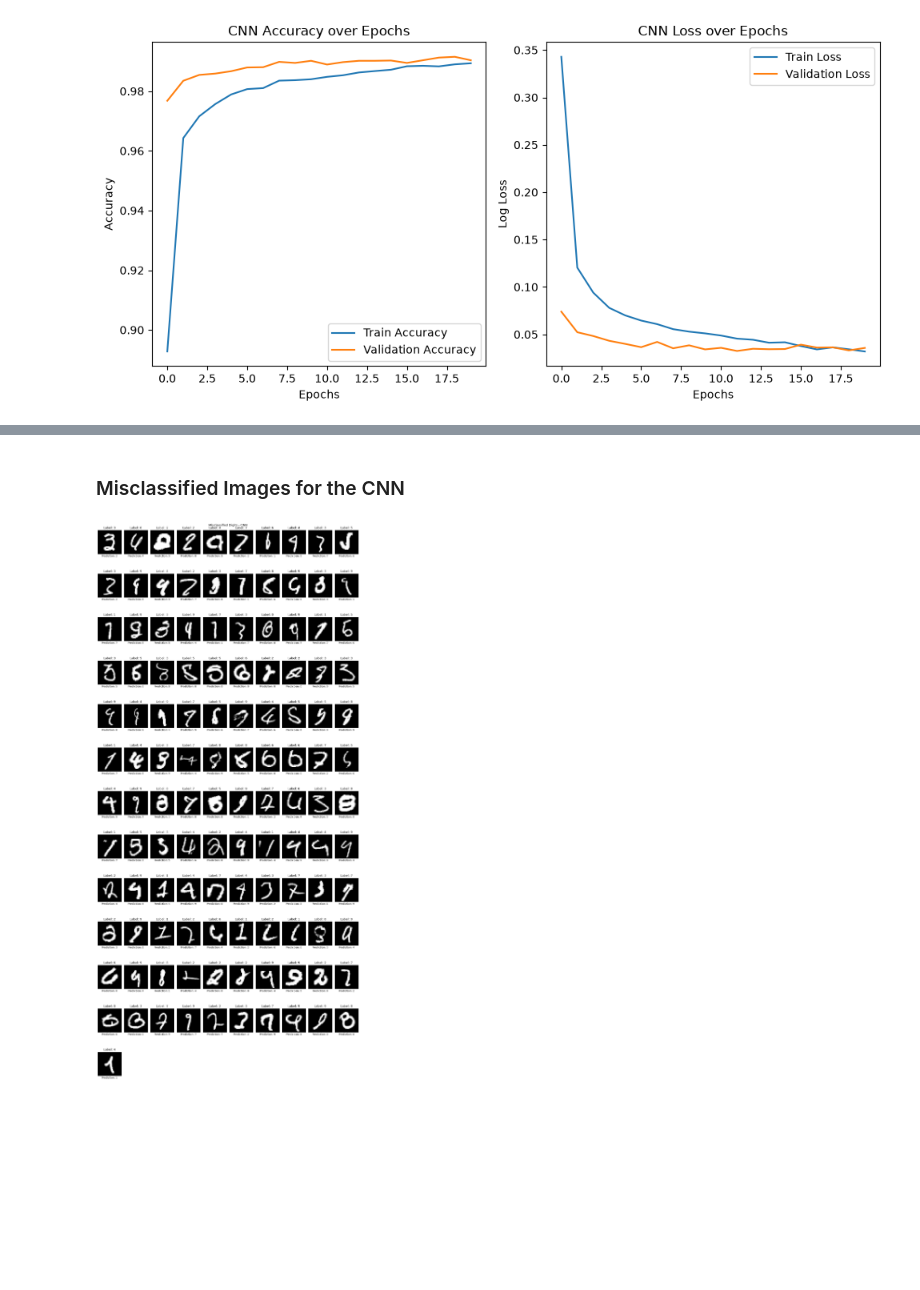
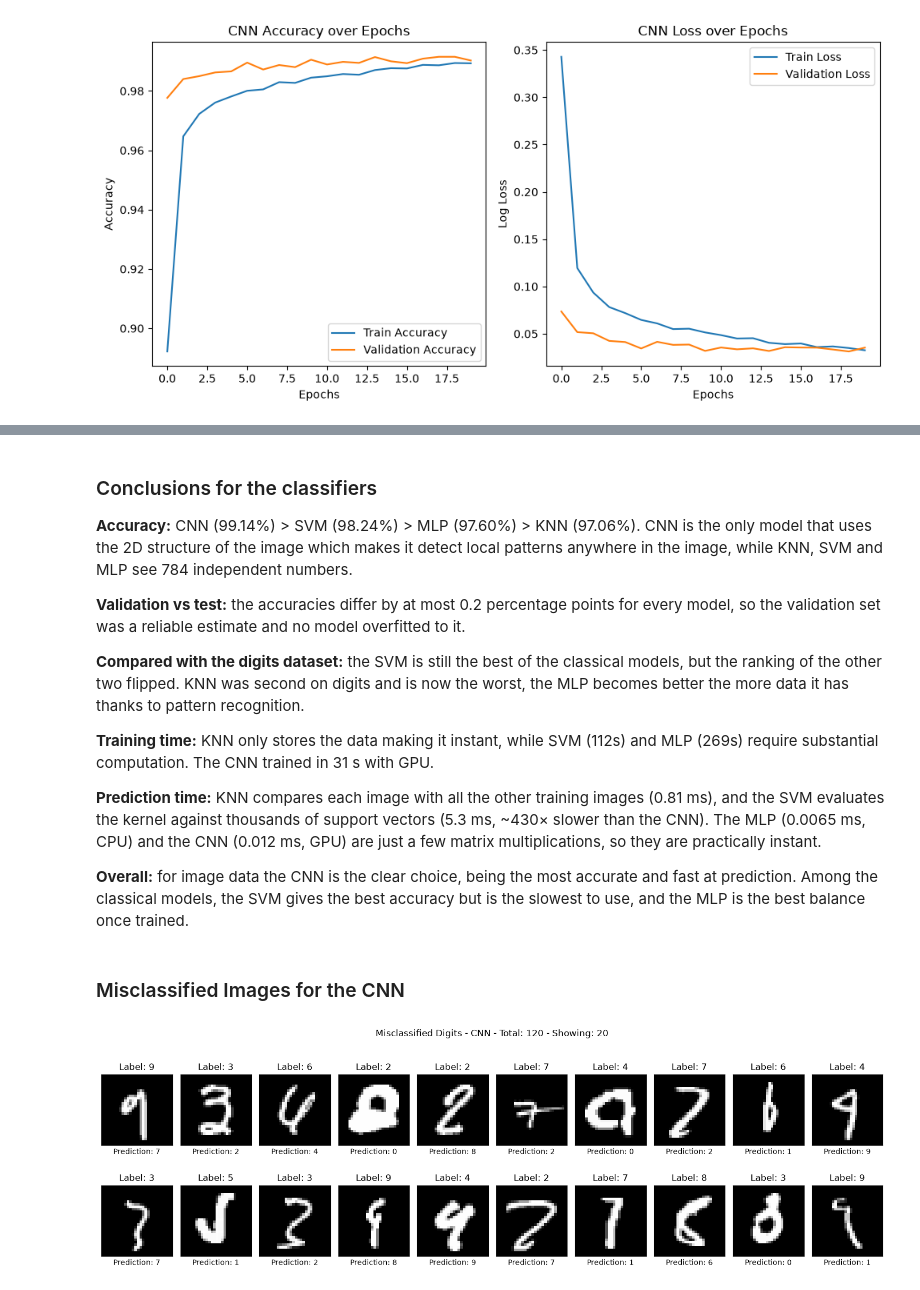
Before and after one commit to migasantunes/Classifiers_KNN_SVM_MLP, a Jupyter notebook: project2_extra.ipynb, the cells around one changed output, grey strips where cells are left out. Cells and saved outputs as stored; diff of their text form; code cells hidden in the pictures; blank space fills up the shorter version.

```diff
--- a/project2_extra.ipynb
+++ b/project2_extra.ipynb
@@ -49,16 +53,23 @@ The next code cell will be used to train and test the KNN, SVM and MLP classifie
 data_clf = list()
 y_pred_clf = dict()
 
+X_fit, X_val, y_fit, y_val = train_test_split(X_tr, y_tr, test_size=0.2, stratify=y_tr, random_state=42)
+
 classifiers = {"KNN": KNN(n_neighbors=3, weights="distance"),
-               "SVC": SVC(C=10, gamma=0.001, kernel="rbf"),
-               "MLP": MLP(hidden_layer_sizes=(128, 64), alpha=0.1, learning_rate_init= 0.0001, max_iter=1000, random_state=42)}
+               "SVM": SVC(C=10, gamma="scale", kernel="rbf"),
+               "MLP": MLP(hidden_layer_sizes=(128, 64), alpha=0.1, learning_rate_init=0.0001, max_iter=1000, random_state=42)}
 
 for name, clf in classifiers.items():
-    pipe = make_pipeline(StandardScaler(), clf)
+    if name == "MLP":
+        pipe = make_pipeline(StandardScaler(), clf)
+    else:
+        pipe = clf
 
     t0 = time.perf_counter()
-    pipe.fit(X_tr, y_tr)
+    pipe.fit(X_fit, y_fit)
     train_time = time.perf_counter() - t0
+
+    y_val_pred = pipe.predict(X_val)
 
     t0 = time.perf_counter()
     y_pred = pipe.predict(X_te)
@@ -67,6 +78,7 @@ for name, clf in classifiers.items():
     y_pred_clf[name] = y_pred
 
     data_clf.append({"Classifier": name,
+                     "Validation Accuracy": accuracy_score(y_val, y_val_pred),
                      "Accuracy": accuracy_score(y_te, y_pred),
                      "F1": f1_score(y_te, y_pred, average="macro"),
                      "Training Time (s)": train_time,
@@ -136,13 +155,14 @@ plt.show()
 # %%
 for name, y_pred in y_pred_clf.items():
     wrong = np.where(y_pred != y_te)[0]
-    n_cols = min(10, len(wrong))
-    n_rows = int(np.ceil(len(wrong) / n_cols))
+    wrong_to_show = wrong[:10]
+    n_cols = min(10, len(wrong_to_show))
+    n_rows = int(np.ceil(len(wrong_to_show) / n_cols))
 
     plt.figure(figsize=(1.5 * n_cols, 2.5 * n_rows))
-    plt.suptitle(f"Misclassified Digits - {name}")
+    plt.suptitle(f"Misclassified Digits - {name} - Total: {len(wrong)} - Showing: {len(wrong_to_show)}")
 
-    for k, i in enumerate(wrong):
+    for k, i in enumerate(wrong_to_show):
         plt.subplot(n_rows, n_cols, k + 1)
         plt.imshow(X_te[i].reshape(28, 28), cmap="gray")
         plt.title(f"Label: {y_te[i]}")
@@ -205,9 +223,10 @@ model = CNN().to(device)
 criterion = nn.CrossEntropyLoss()
 optimizer = torch.optim.Adam(model.parameters(), lr=0.001)
 
-t0 = time.perf_counter()
+train_time = 0.0
+for epoch in range(epochs):
+    t0 = time.perf_counter()
 
-for epoch in range(epochs):
     model.train()
     total_loss, correct = 0.0, 0
 
@@ -223,6 +242,8 @@ for epoch in range(epochs):
 
         total_loss += loss.item() * len(yb)
         correct += (out.argmax(1) == yb).sum().item()
+
+    train_time += time.perf_counter() - t0
 
     train_loss_cnn.append(total_loss / len(fit_loader.dataset))
     train_acc_cnn.append(correct / len(fit_loader.dataset))
@@ -244,8 +265,6 @@ for epoch in range(epochs):
     val_acc_cnn.append(correct / len(val_loader.dataset))
 
     if ((epoch + 1) % 5 == 0): print(f"epoch: {epoch + 1}")
-
-train_time = time.perf_counter() - t0
 # %% [output]
 epoch: 5
 epoch: 10
@@ -319,21 +341,35 @@ pd.DataFrame(data_clf).set_index("Classifier").round(4)
+# %% [markdown]
+### Conclusions for the classifiers
+**Accuracy:** CNN (99.14%) > SVM (98.24%) > MLP (97.60%) > KNN (97.06%). CNN is the only model that uses the 2D structure of the image which makes it detect local patterns anywhere in the image, while KNN, SVM and MLP see 784 independent numbers.
+
+**Validation vs test:** the accuracies differ by at most 0.2 percentage points for every model, so the validation set was a reliable estimate and no model overfitted to it.
+
+**Compared with the digits dataset:** the SVM is still the best of the classical models, but the ranking of the other two flipped. KNN was second on digits and is now the worst, the MLP becomes better the more data it has thanks to pattern recognition.
+
+**Training time:** KNN only stores the data making it instant, while SVM (112s) and MLP (269s) require substantial computation. The CNN trained in 31 s with GPU.
+
+**Prediction time:** KNN compares each image with all the other training images (0.81 ms), and the SVM evaluates the kernel against thousands of support vectors (5.3 ms, ~430× slower than the CNN). The MLP (0.0065 ms, CPU) and the CNN (0.012 ms, GPU) are just a few matrix multiplications, so they are practically instant.
+
+**Overall:** for image data the CNN is the clear choice, being the most accurate and fast at prediction. Among the classical models, the SVM gives the best accuracy but is the slowest to use, and the MLP is the best balance once trained.
 # %% [markdown]
 ### Misclassified Images for the CNN
 # %%
 wrong = np.where(y_pred_clf["CNN"] != y_te)[0]
-n_cols = min(10, len(wrong))
-n_rows = int(np.ceil(len(wrong) / n_cols))
+wrong_to_show = wrong[:20]
+n_cols = min(10, len(wrong_to_show))
+n_rows = int(np.ceil(len(wrong_to_show) / n_cols))
 
 plt.figure(figsize=(1.5 * n_cols, 2.5 * n_rows))
-plt.suptitle("Misclassified Digits - CNN")
+plt.suptitle(f"Misclassified Digits - CNN - Total: {len(wrong)} - Showing: {len(wrong_to_show)}")
 
-for k, i in enumerate(wrong):
+for k, i in enumerate(wrong_to_show):
     plt.subplot(n_rows, n_cols, k + 1)
     plt.imshow(X_te[i].reshape(28, 28), cmap="gray")
     plt.title(f"Label: {y_te[i]}")
-    plt.xlabel(f"Prediction: {y_pred_clf["CNN"][i]}")
+    plt.xlabel(f"Prediction: {y_pred_clf['CNN'][i]}")
     plt.xticks([])
     plt.yticks([])
 plt.tight_layout()
 plt.show()
 # %% [output]
-[figure, old version]
+[figure, new version]
```
Also changed, not shown: parts of 18 cells of this notebook, 1 other file.
